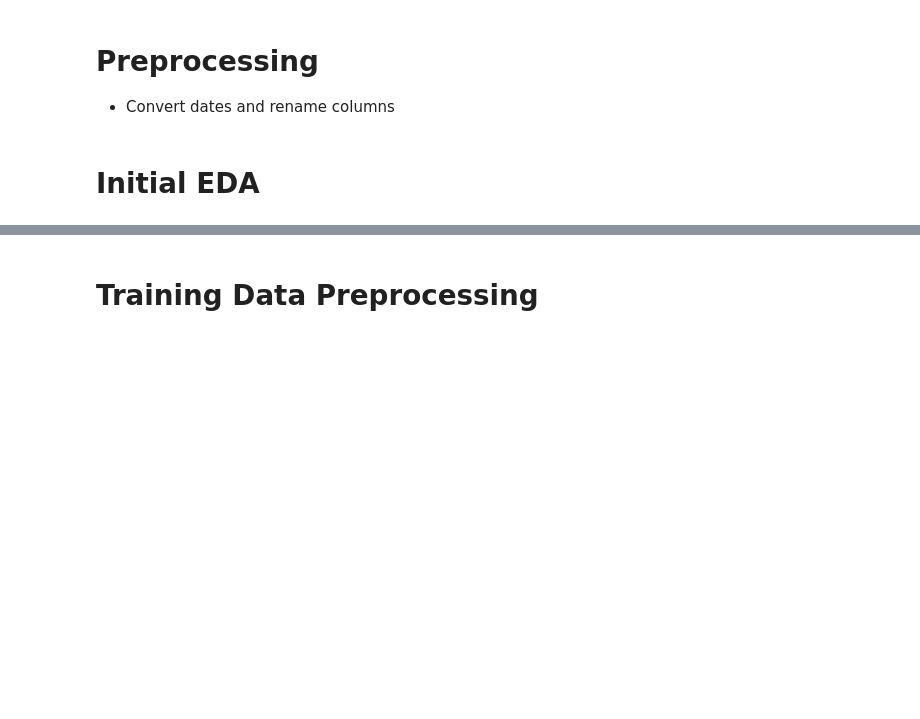
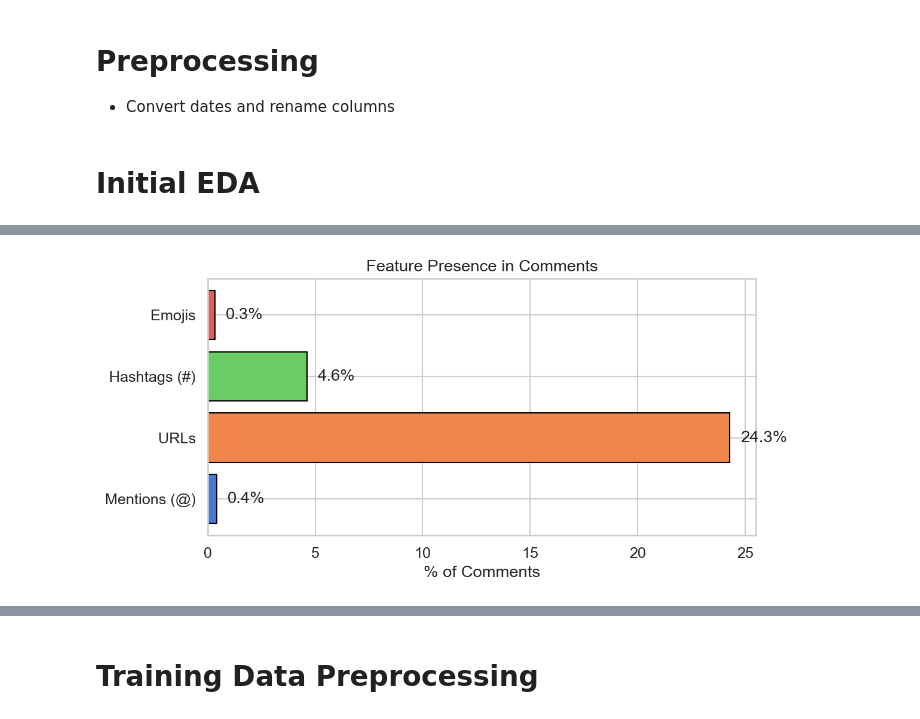
Before and after one commit to aprilchia/ADS-509_LLM, a Jupyter notebook: main_notebook.ipynb, the cells around one changed output, grey strips where cells are left out. Drawn from its saved outputs; the diff is of its cells as text; code cells hidden in the pictures; blank space fills up the shorter version.

```diff
--- a/main_notebook.ipynb
+++ b/main_notebook.ipynb
@@ -47,0 +68,4 @@ reddit_comments = pd.read_csv("data/reddit_comments.csv", parse_dates=['created_
+# %%
+Image(filename="eda_logs/Metafilter/Metafilter_20260209_133804_feature_presence.png", width=700)
+# %% [output]
+[figure, added]
```
Also changed, not shown: parts of 14 cells of this notebook, 2 other files.
